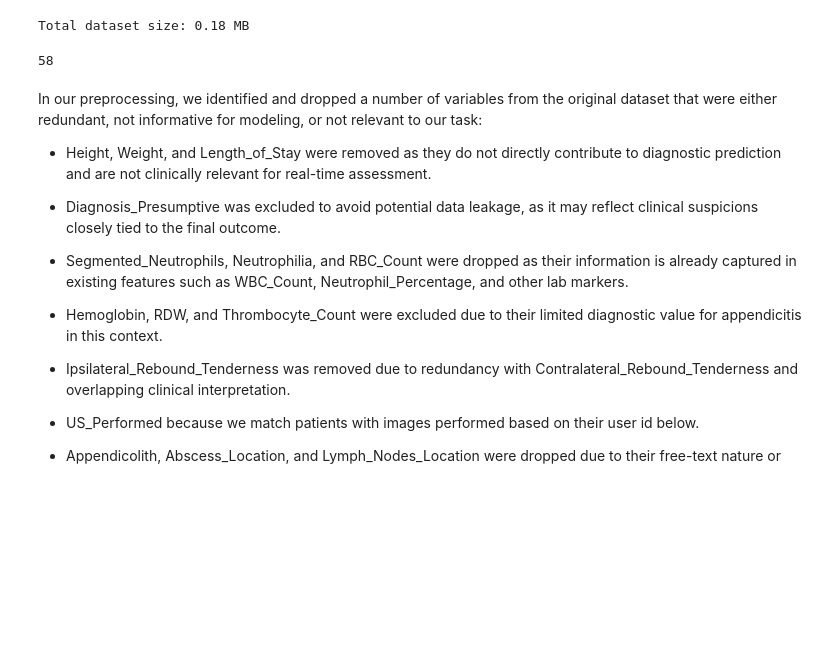
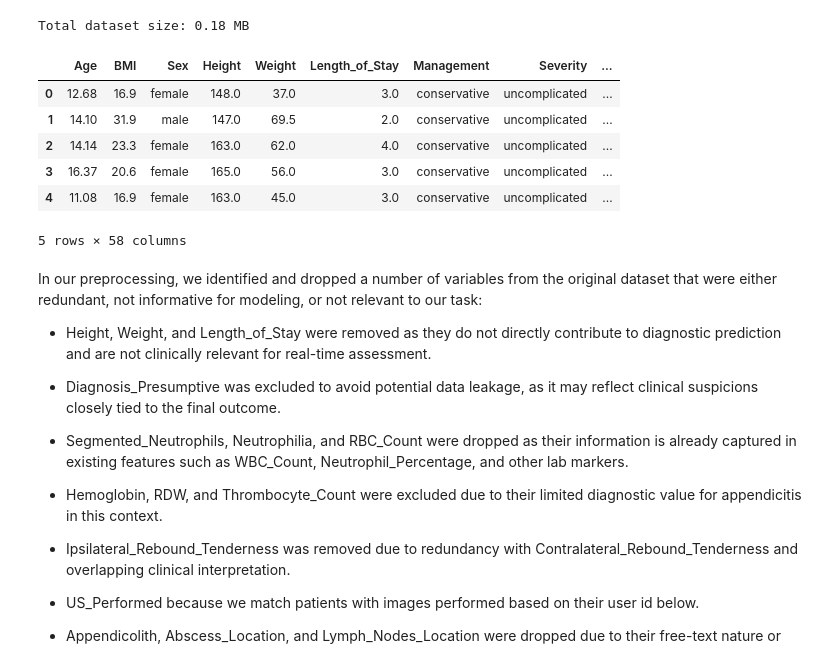
Before and after one commit to AlyssaMiaTaliotis/paediatric-apendicitis, a Jupyter notebook: notebooks/MS2.ipynb, the cells around one changed output. Saved outputs shown, nothing was run; the diff lists cells and outputs as text; code cells hidden in the pictures; blank space fills up the shorter version.

```diff
--- a/notebooks/MS2.ipynb
+++ b/notebooks/MS2.ipynb
@@ -56,9 +56,14 @@ Total dataset size: 0.18 MB
 # %%
 # Inspect data
 app_data.head()
-len(app_data.columns)
 # %% [output]
+|  | Age | BMI | Sex | Height | Weight | Length_of_Stay | Management | Severity | ... |
+| 0 | 12.68 | 16.9 | female | 148.0 | 37.0 | 3.0 | conservative | uncomplicated | ... |
+| 1 | 14.10 | 31.9 | male | 147.0 | 69.5 | 2.0 | conservative | uncomplicated | ... |
+| 2 | 14.14 | 23.3 | female | 163.0 | 62.0 | 4.0 | conservative | uncomplicated | ... |
+| 3 | 16.37 | 20.6 | female | 165.0 | 56.0 | 3.0 | conservative | uncomplicated | ... |
+| 4 | 11.08 | 16.9 | female | 163.0 | 45.0 | 3.0 | conservative | uncomplicated | ... |
-58
+5 rows × 58 columns
 # %%
 # Keep important variables
 target_variables = ["Diagnosis", "Severity", "Management"]
```
Also changed, not shown: parts of 6 cells of this notebook, 3 other files.
